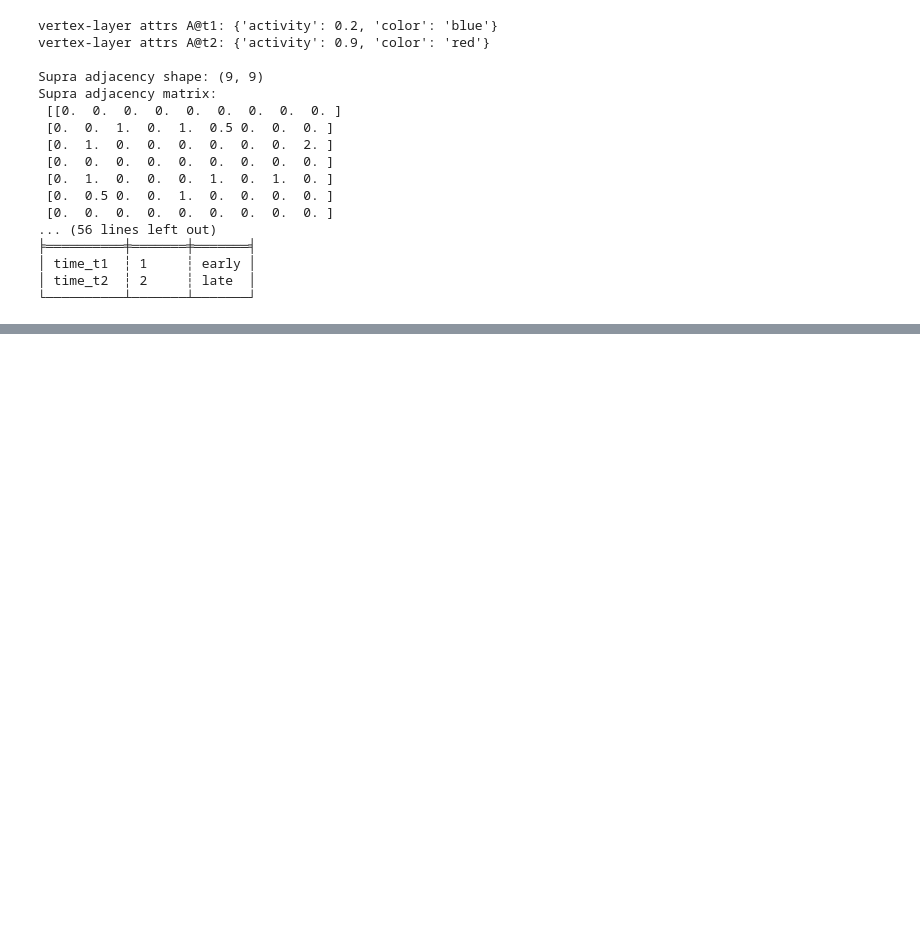
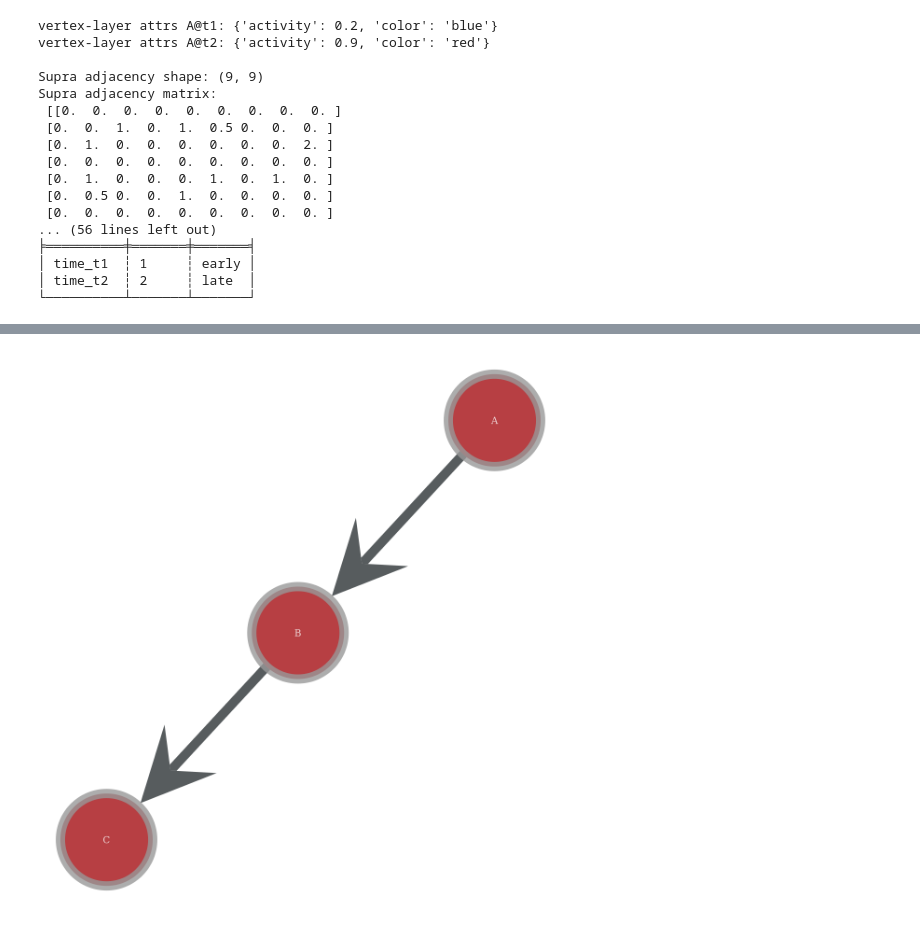
Before and after one commit to saezlab/AnnNet, a Jupyter notebook: docs/testing_new_updates.ipynb, the cells around one changed output, grey strips where cells are left out. Drawn from its saved outputs; the diff is of its cells as text; code cells hidden in the pictures; blank space fills up the shorter version.

```diff
--- a/docs/testing_new_updates.ipynb
+++ b/docs/testing_new_updates.ipynb
@@ -297,0 +337,19 @@ LayerManager subgraph(t1) edges   : {'A--B@t1', 'B--C@t1'}
+# %%
+# choose a layer tuple
+aa = ("t1",)  # for single-aspect "time"
+
+# subgraph of that layer
+G_t1 = G.subgraph_from_layer_tuple(aa)
+
+# project and draw
+gtG_t1, man_t1 = gtt.to_graphtool(G_t1)
+pos_t1 = gt.sfdp_layout(gtG_t1)
+gt.graph_draw(
+    gtG_t1,
+    pos=pos_t1,
+    vertex_text=gtG_t1.vp["id"],
+    vertex_font_size=10,
+    output_size=(600, 600),
+)
+# %% [output]
+[figure, added]
```
Also changed, not shown: parts of 11 cells of this notebook, 2 other files.
